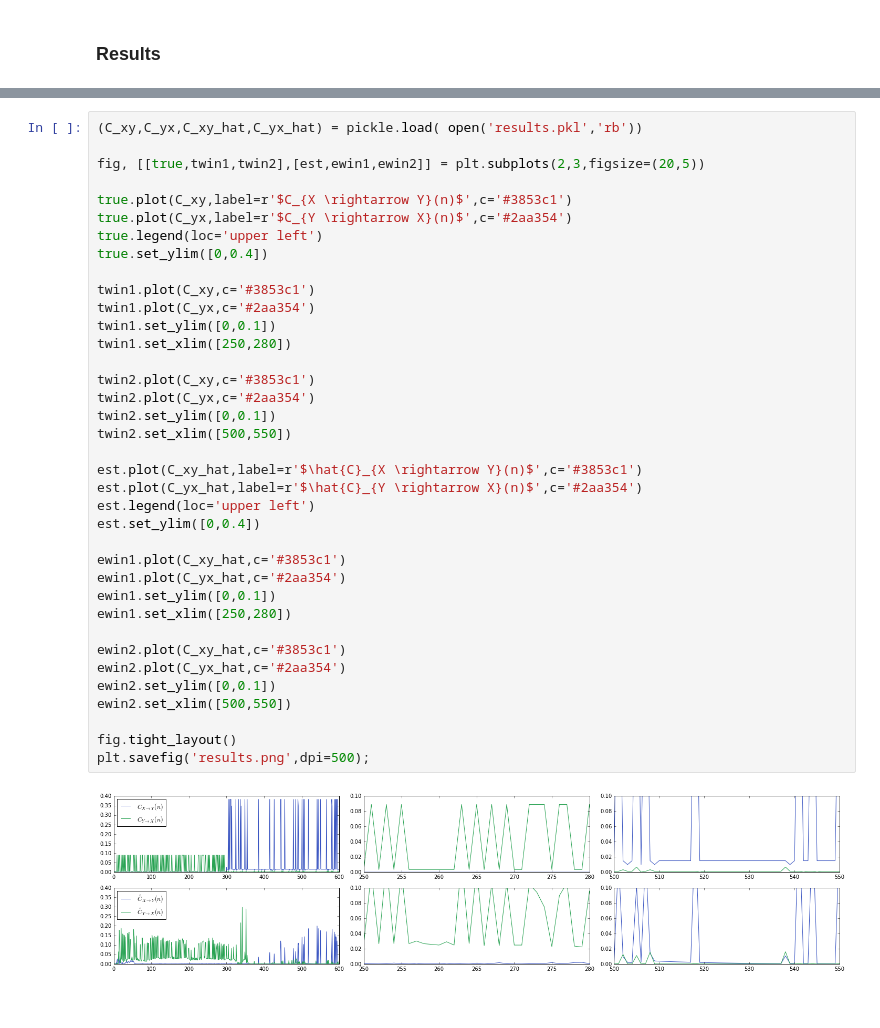
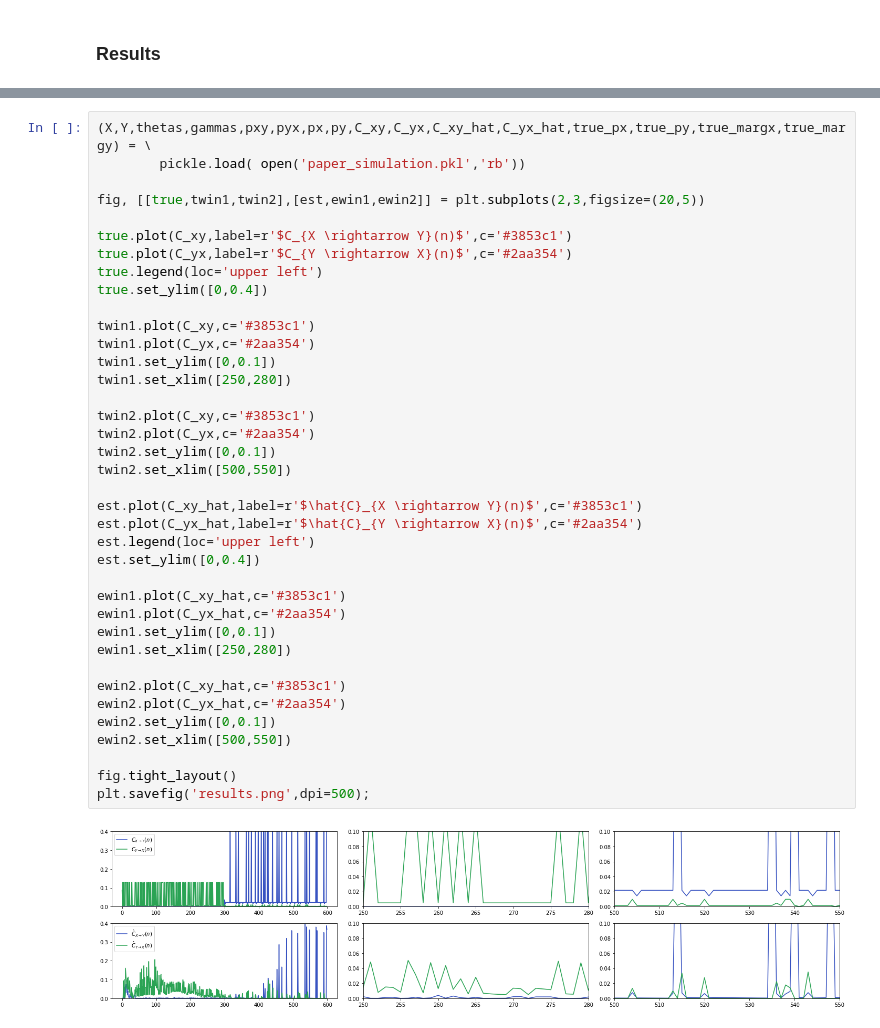
Before and after one commit to gabeschamberg/sample-path-causal-measure, a Jupyter notebook: notebooks/isit_simulation.ipynb, the cells around one changed output, grey strips where cells are left out. Saved outputs shown, nothing was run; the diff lists cells and outputs as text.

Commit message:
Added ISIT paper simulation pickle and updated ISIT simulation notebook

```diff
--- a/notebooks/isit_simulation.ipynb
+++ b/notebooks/isit_simulation.ipynb
@@ -320,5 +325,6 @@ C_xy, C_yx = compute_causality(X,Y,thetas,gammas,Ns,plot=False)
 # %%
-(C_xy,C_yx,C_xy_hat,C_yx_hat) = pickle.load( open('results.pkl','rb'))
+(X,Y,thetas,gammas,pxy,pyx,px,py,C_xy,C_yx,C_xy_hat,C_yx_hat,true_px,true_py,true_margx,true_margy) = \
+        pickle.load( open('paper_simulation.pkl','rb'))
 
 fig, [[true,twin1,twin2],[est,ewin1,ewin2]] = plt.subplots(2,3,figsize=(20,5))
 
@@ -328,31 +334,31 @@ true.legend(loc='upper left')
 true.set_ylim([0,0.4])
 
 twin1.plot(C_xy,c='#3853c1')
 twin1.plot(C_yx,c='#2aa354')
 twin1.set_ylim([0,0.1])
 twin1.set_xlim([250,280])
 
 twin2.plot(C_xy,c='#3853c1')
 twin2.plot(C_yx,c='#2aa354')
 twin2.set_ylim([0,0.1])
 twin2.set_xlim([500,550])
 
 est.plot(C_xy_hat,label=r'$\hat{C}_{X \rightarrow Y}(n)$',c='#3853c1')
 est.plot(C_yx_hat,label=r'$\hat{C}_{Y \rightarrow X}(n)$',c='#2aa354')
 est.legend(loc='upper left')
 est.set_ylim([0,0.4])
 
 ewin1.plot(C_xy_hat,c='#3853c1')
 ewin1.plot(C_yx_hat,c='#2aa354')
 ewin1.set_ylim([0,0.1])
 ewin1.set_xlim([250,280])
 
 ewin2.plot(C_xy_hat,c='#3853c1')
 ewin2.plot(C_yx_hat,c='#2aa354')
 ewin2.set_ylim([0,0.1])
 ewin2.set_xlim([500,550])
 
 fig.tight_layout()
 plt.savefig('results.png',dpi=500);
 # %% [output]
-[figure, old version]
+[figure, new version]
```
Also changed, not shown: parts of 7 cells of this notebook, 2 other files.
